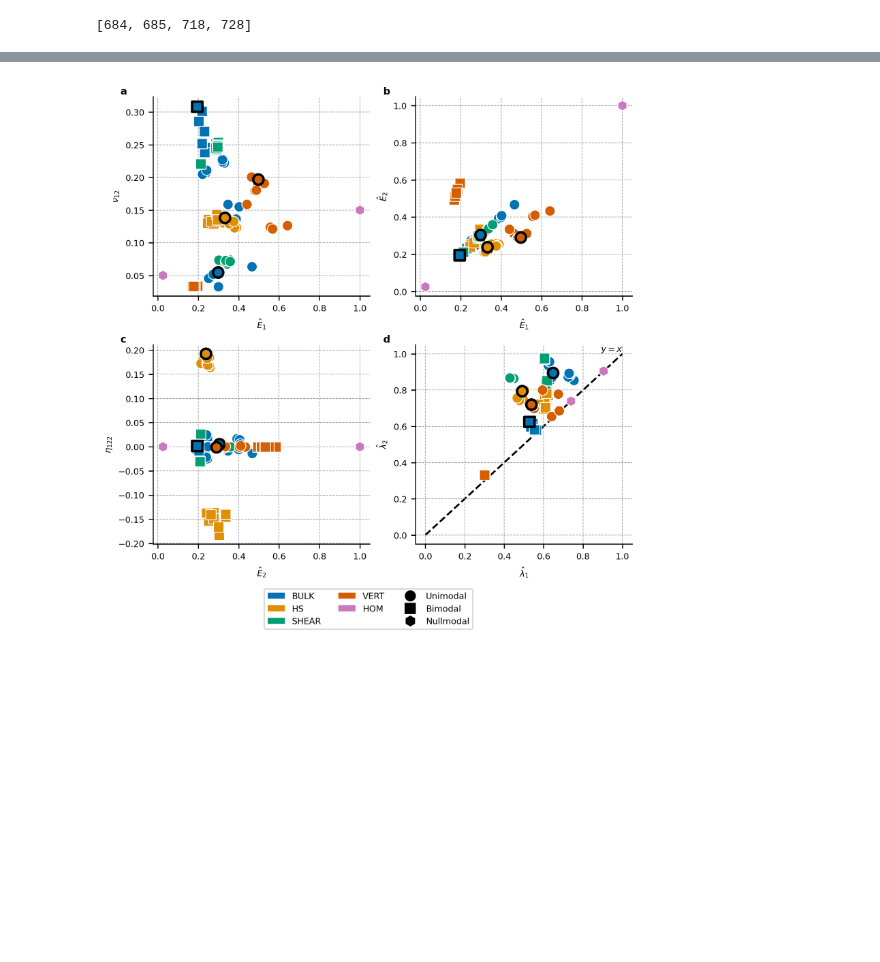
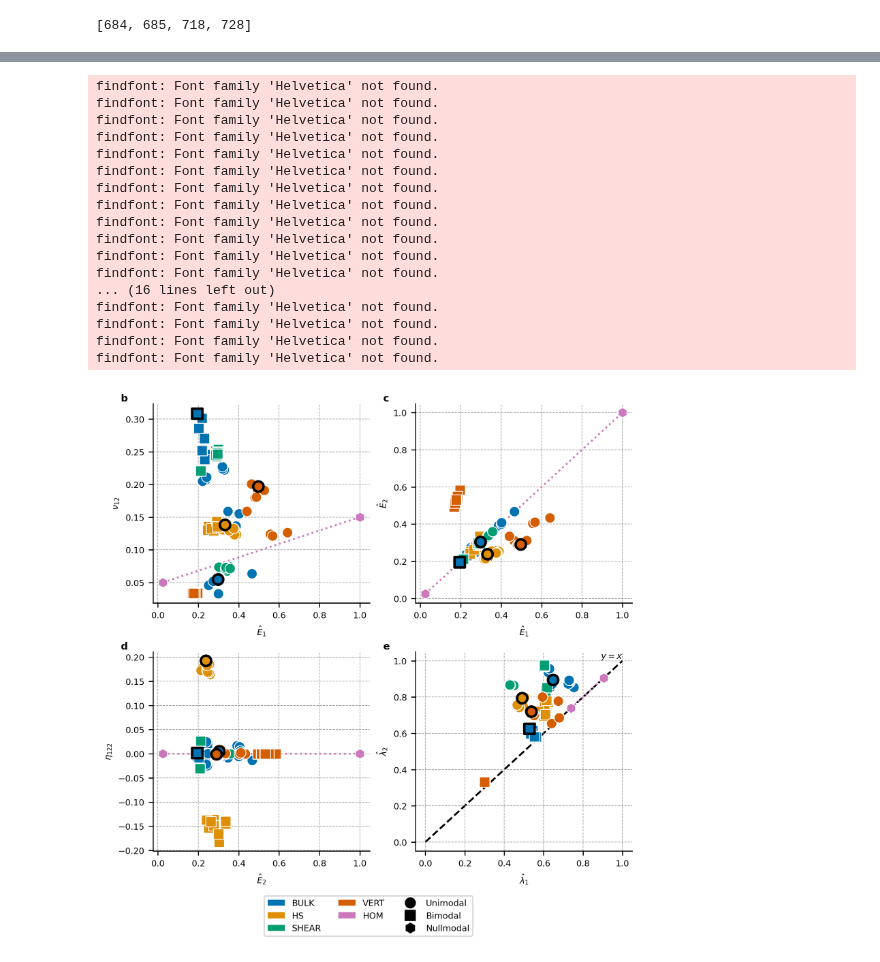
Before and after one commit to TransformativeRoboticsLab/FDE-Metamaterials, a Jupyter notebook: analysis/fig4.ipynb, the cells around one changed output, grey strips where cells are left out. Cells and saved outputs as stored; diff of their text form; code cells hidden in the pictures; blank space fills up the shorter version.

```diff
--- a/analysis/fig4.ipynb
+++ b/analysis/fig4.ipynb
@@ -126,19 +143,34 @@ xy_labs = (
 )
 
 subplot_labs = (
-    'a',
     'b',
     'c',
-    'd'
+    'd',
+    'e'
 )
 
 for ax, xy, xy_lab, sp_lab in zip(axs.flatten(), xys, xy_labs, subplot_labs):
-    # main data
-    sns.scatterplot(data=df,
+    # plot the homogeneous points and linear interploation between them
+    sns.lineplot(data=df[df['extremal_mode'] == 0],
+                 x=xy[0],
+                 y=xy[1],
+                 ax=ax,
+                 color=sns.color_palette('colorblind')[4],
+                 marker='h',
+                 # scatter plot marker sizes 's' are specified in area (points^2). lineplot marker sizes are specified in points
+                 markersize=np.sqrt(kwargs['s']),
+                 linestyle=':',
+                 zorder=1,
+                 )
+
+    # plot the rest of the metamaterial data as a scatter plot
+    sns.scatterplot(data=df[df['extremal_mode'] != 0],
                     x=xy[0],
                     y=xy[1],
                     ax=ax,
-                    **kwargs)
+                    **kwargs
+                    )
+
     # Replot the specific datapoints that I printed
     # We want to give them a different look to highlight them
     sns.scatterplot(data=hi_df,
@@ -148,7 +180,9 @@ for ax, xy, xy_lab, sp_lab in zip(axs.flatten(), xys, xy_labs, subplot_labs):
                     edgecolor='k',
                     lw=2,
                     hue_order=df['basis_v'].unique(),
-                    **kwargs)
+                    **kwargs
+                    )
+
     # set subplot font sizes
     ax.set_xlabel(xy_lab[0], fontsize=FONTSIZE)
     ax.set_ylabel(xy_lab[1], fontsize=FONTSIZE)
@@ -160,6 +194,7 @@ for ax, xy, xy_lab, sp_lab in zip(axs.flatten(), xys, xy_labs, subplot_labs):
             fontweight='bold',
             verticalalignment='top',
             horizontalalignment='left',
+            # fontfamily='Helvetica',
             )
     # add grid and make sure it is below data
     ax.grid(True, which='both', linestyle='--',
@@ -174,31 +209,48 @@ plt.tight_layout(pad=0.5)
 axs[1][1].plot([0, 1], [0, 1], color='k', linestyle='--', zorder=0)
 axs[1][1].text(1, 1, r'$y=x$', fontsize=FONTSIZE,
                verticalalignment='bottom', horizontalalignment='right')
 
 color_legend = [Patch(facecolor=c, label=l)
                 for l, c in
                 zip(df['basis_v'].unique(),
                     sns.color_palette(kwargs['palette'])[:5])]
 
 marker_legend = [Line2D([0], [0],
                         marker=m,
                         color='w',
                         markerfacecolor='k',
                         markersize=10,
                         linestyle='None',
                         label=l)
                  for m, l in
                  zip(kwargs['markers'].values(),
                      ['Unimodal', 'Bimodal', 'Nullmodal'])]
 # dummy legend adds a blank spot to the legend so all the markers are in their own column
 dummy_legend = [Line2D([], [], color='none', label='')]
 
 fig.legend(handles=color_legend + dummy_legend + marker_legend,
            loc='upper center',
            ncol=3,
            bbox_to_anchor=(0.5, 0.0),
            fontsize=FONTSIZE)
 
 fig.savefig('images/fig4.svg', format='svg', bbox_inches='tight')
 # %% [output]
+findfont: Font family 'Helvetica' not found.
+findfont: Font family 'Helvetica' not found.
+findfont: Font family 'Helvetica' not found.
+findfont: Font family 'Helvetica' not found.
+findfont: Font family 'Helvetica' not found.
+findfont: Font family 'Helvetica' not found.
+findfont: Font family 'Helvetica' not found.
+findfont: Font family 'Helvetica' not found.
+findfont: Font family 'Helvetica' not found.
+findfont: Font family 'Helvetica' not found.
+findfont: Font family 'Helvetica' not found.
+findfont: Font family 'Helvetica' not found.
+... (16 lines left out)
+findfont: Font family 'Helvetica' not found.
+findfont: Font family 'Helvetica' not found.
+findfont: Font family 'Helvetica' not found.
+findfont: Font family 'Helvetica' not found.
-[figure, old version]
+[figure, new version]
```
Also changed, not shown: parts of 2 cells of this notebook, 1 other file.
